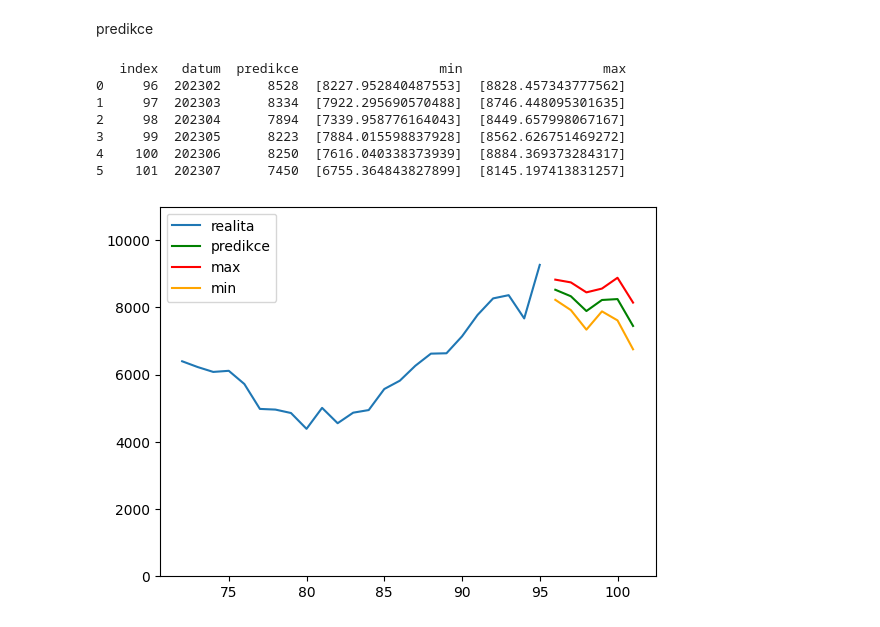
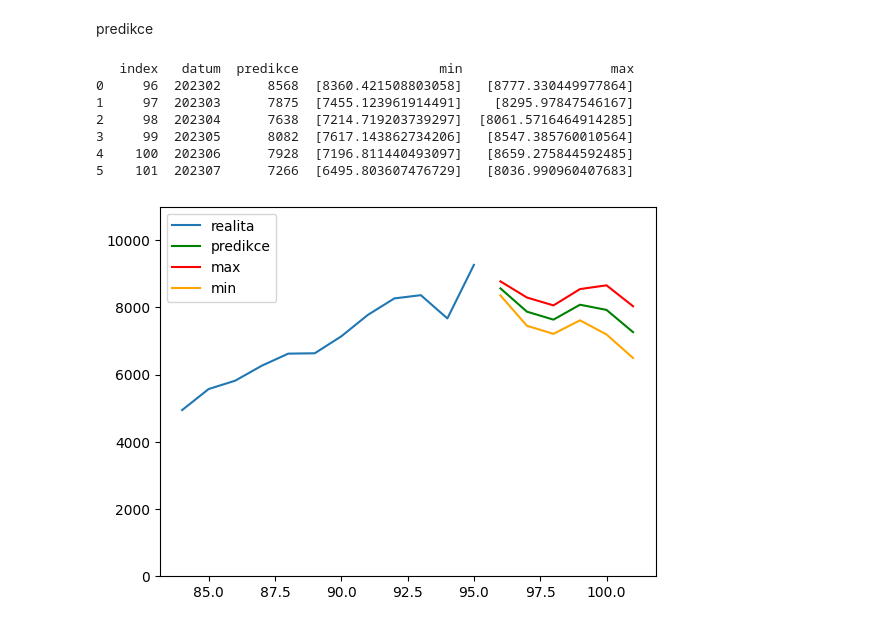
Before and after one commit to HonzaHalik/sws, a Jupyter notebook: code/predictive modeling/funkcni/predictive regresion model long term.ipynb, the cells around one changed output. Saved outputs shown, nothing was run; the diff lists cells and outputs as text; code cells hidden in the pictures.

```diff
--- a/code/predictive modeling/funkcni/predictive regresion model long term.ipynb
+++ b/code/predictive modeling/funkcni/predictive regresion model long term.ipynb
@@ -127,14 +127,16 @@ doba = ['doba-1','doba-2','doba-3','doba-4','doba-5','doba-6','doba-7']
 
 
 #nacist modely
+models = []
 # nacist nejlepsi model
-for i in range(1,len(models)):
-    filename = fr'C:\Users\halik\OneDrive\development\github\sws\code\predictive modeling\funkcni\finalized_model_longterm{i}.sav'
+for i in range(1,7):
+    filename = fr'C:\Users\halik\OneDrive\development\github\sws\code\predictive modeling\funkcni\finalized_model_longterm1_{i}.sav'
     model = pickle.load(open(filename, 'rb'))
+    models.append(model)
+
 #nacist rmse pro modely
 with open('rmse.pkl', 'rb') as file:
     rmse_values = pickle.load(file)
-
 
 predictions = []
 for i in range(1,7):
@@ -149,39 +151,43 @@ for i in range(1,7):
     x_new = x_new.drop(x_new.index[i:])
     x_new = x_new.drop(x_new.index[:-1])
 
     # vybrat spravnej model
     model = models[i-1]
     #predikce na novych datech
     y_new_pred = model.predict(x_new)
     #print(f"{x_new[['datum']]} : {str(y_new_pred)[2:-2]}\n")
 
     # Create a dictionary to hold the values for each prediction
     prediction = {"index" : int(x_new_pro_graf.index.values),
                 "datum": x_new["datum"].values[0],
                 "predikce": int(y_new_pred[0]),
                 "min": y_new_pred[0] - rmse_values[i-1],
                 "max": y_new_pred[0] + rmse_values[i-1]}
     # Add the prediction to the list of predictions
     predictions.append(prediction)
 
 # Create the final dataframe from the list of predictions
 df_predictions = pd.DataFrame(predictions)
 print(df_predictions)
 #graf
-plt.plot(X.index[-24:].values,Y[-24:], label='realita')
+#definovat realna data pro graf
+X_graf = df[["datum"]]
+Y_graf = df[['aktivni']]
+
+plt.plot(X_graf.index[-24:].values,Y_graf[-24:], label='realita')
 plt.plot(df_predictions['index'], df_predictions['predikce'], color="green", label="predikce")
 plt.plot(df_predictions['index'], df_predictions['max'], color='red', label="max")
 plt.plot(df_predictions['index'], df_predictions['min'], color="orange", label="min")
 # zobrazuje graf od 0 na ose y
 plt.ylim(0, 11000)
 plt.legend()
 plt.show()
 # %% [output]
-   index   datum  predikce                  min                  max
-0     96  202302      8528  [8227.952840487553]  [8828.457343777562]
-1     97  202303      8334  [7922.295690570488]  [8746.448095301635]
-2     98  202304      7894  [7339.958776164043]  [8449.657998067167]
-3     99  202305      8223  [7884.015598837928]  [8562.626751469272]
-4    100  202306      8250  [7616.040338373939]  [8884.369373284317]
-5    101  202307      7450  [6755.364843827899]  [8145.197413831257]
+   index   datum  predikce                  min                   max
+0     96  202302      8568  [8360.421508803058]   [8777.330449977864]
+1     97  202303      7875  [7455.123961914491]    [8295.97847546167]
+2     98  202304      7638  [7214.719203739297]  [8061.5716464914285]
+3     99  202305      8082  [7617.143862734206]   [8547.385760010564]
+4    100  202306      7928  [7196.811440493097]   [8659.275844592485]
+5    101  202307      7266  [6495.803607476729]   [8036.990960407683]
-[figure, old version]
+[figure, new version]
```
Also changed, not shown: parts of 1 cell of this notebook, 8 other files.
